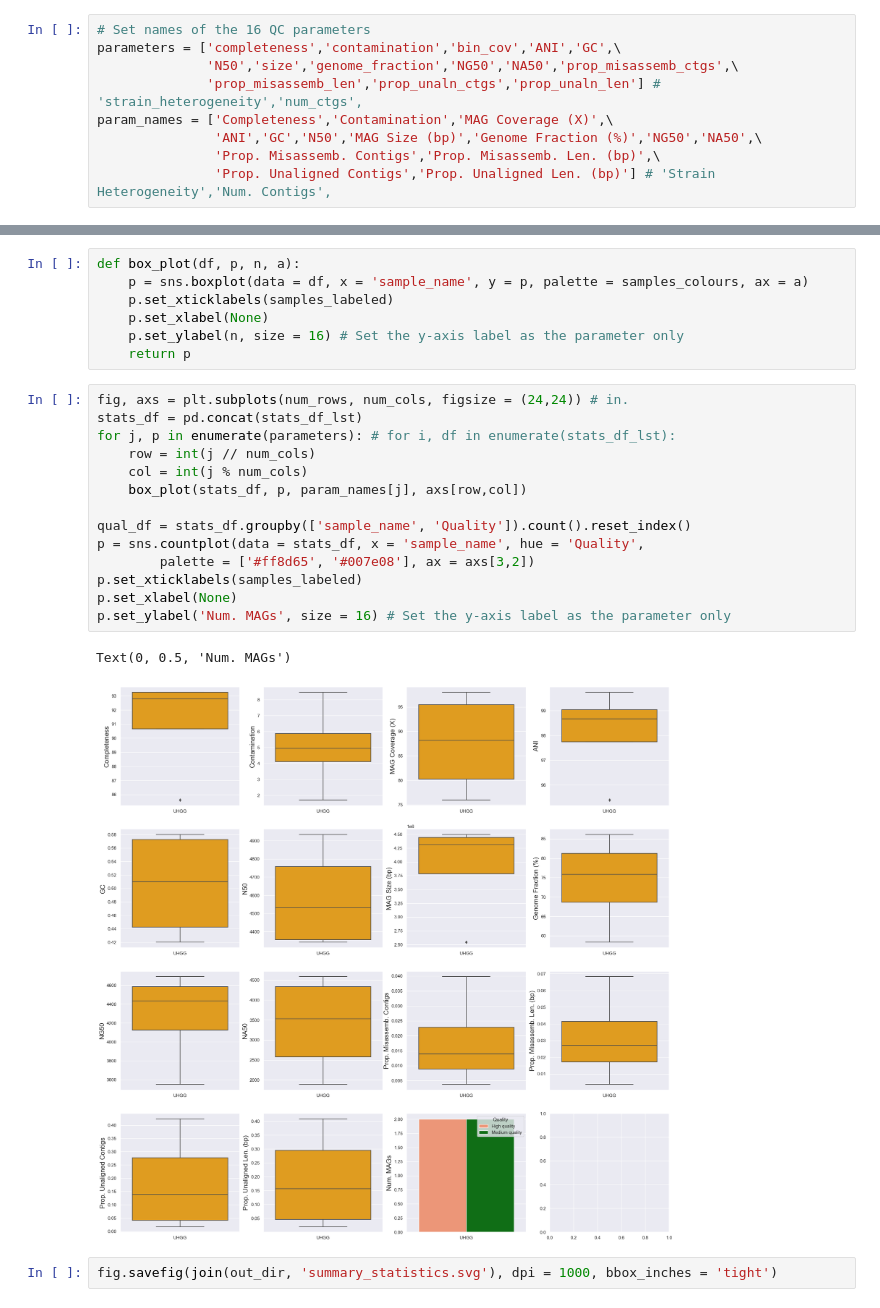
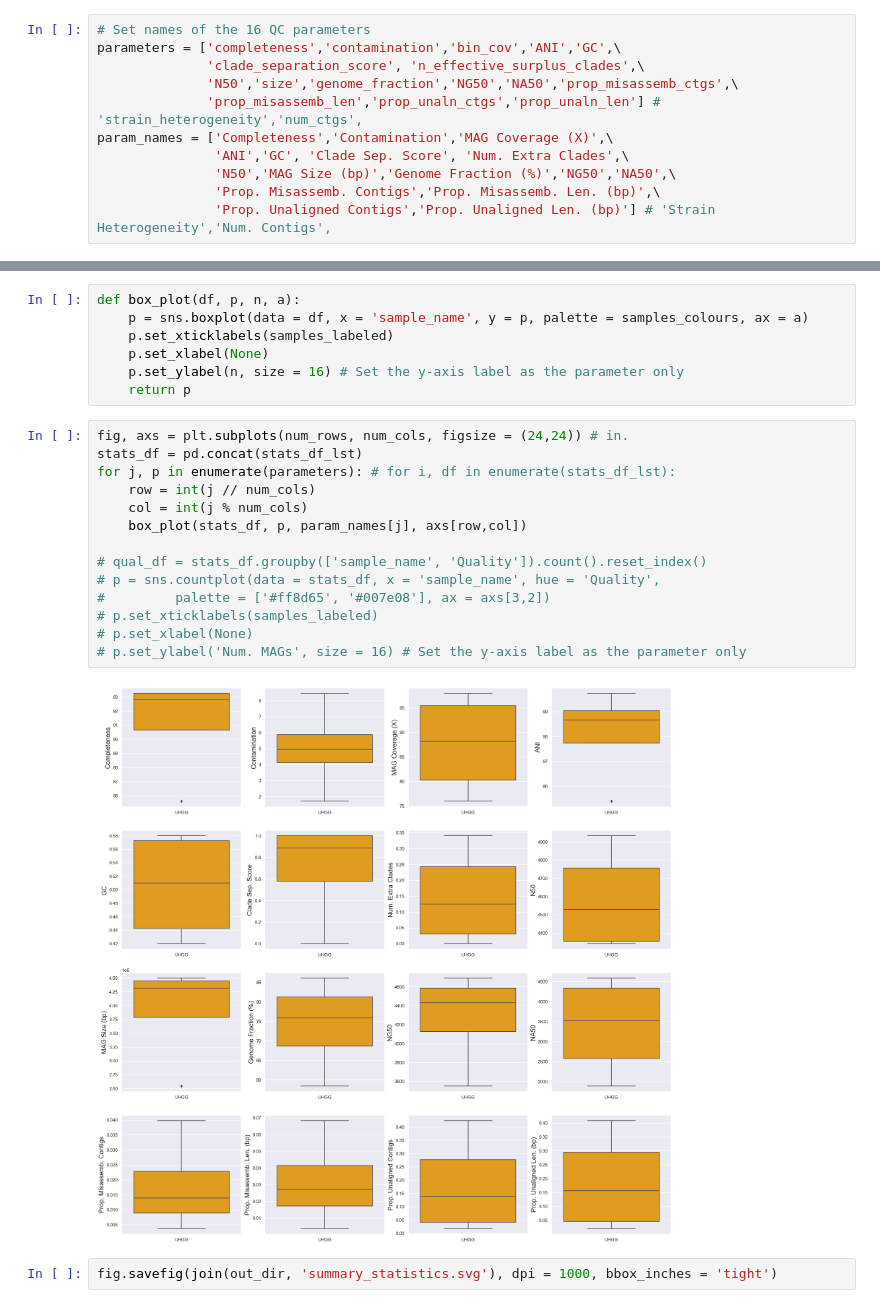
Before and after one commit to Meta-CAMP/camp_mag-qc, a Jupyter notebook: Dataviz.ipynb, the cells around one changed output, grey strips where cells are left out. Drawn from its saved outputs; the diff is of its cells as text.

```diff
--- a/Dataviz.ipynb
+++ b/Dataviz.ipynb
@@ -101,10 +102,12 @@ ra_df
 # %%
 # Set names of the 16 QC parameters
 parameters = ['completeness','contamination','bin_cov','ANI','GC',\
+              'clade_separation_score', 'n_effective_surplus_clades',\
               'N50','size','genome_fraction','NG50','NA50','prop_misassemb_ctgs',\
               'prop_misassemb_len','prop_unaln_ctgs','prop_unaln_len'] # 'strain_heterogeneity','num_ctgs',
 param_names = ['Completeness','Contamination','MAG Coverage (X)',\
-               'ANI','GC','N50','MAG Size (bp)','Genome Fraction (%)','NG50','NA50',\
+               'ANI','GC', 'Clade Sep. Score', 'Num. Extra Clades',\
+               'N50','MAG Size (bp)','Genome Fraction (%)','NG50','NA50',\
                'Prop. Misassemb. Contigs','Prop. Misassemb. Len. (bp)',\
                'Prop. Unaligned Contigs','Prop. Unaligned Len. (bp)'] # 'Strain Heterogeneity','Num. Contigs',
 # %%
@@ -122,20 +125,19 @@ def box_plot(df, p, n, a):
 # %%
 fig, axs = plt.subplots(num_rows, num_cols, figsize = (24,24)) # in.
 stats_df = pd.concat(stats_df_lst)
 for j, p in enumerate(parameters): # for i, df in enumerate(stats_df_lst):
     row = int(j // num_cols)
     col = int(j % num_cols)
     box_plot(stats_df, p, param_names[j], axs[row,col])
 
-qual_df = stats_df.groupby(['sample_name', 'Quality']).count().reset_index()
-p = sns.countplot(data = stats_df, x = 'sample_name', hue = 'Quality',
-        palette = ['#ff8d65', '#007e08'], ax = axs[3,2])
-p.set_xticklabels(samples_labeled)
-p.set_xlabel(None)
-p.set_ylabel('Num. MAGs', size = 16) # Set the y-axis label as the parameter only
+# qual_df = stats_df.groupby(['sample_name', 'Quality']).count().reset_index()
+# p = sns.countplot(data = stats_df, x = 'sample_name', hue = 'Quality',
+#         palette = ['#ff8d65', '#007e08'], ax = axs[3,2])
+# p.set_xticklabels(samples_labeled)
+# p.set_xlabel(None)
+# p.set_ylabel('Num. MAGs', size = 16) # Set the y-axis label as the parameter only
 # %% [output]
-Text(0, 0.5, 'Num. MAGs')
-[figure, old version]
+[figure, new version]
 # %%
 fig.savefig(join(out_dir, 'summary_statistics.svg'), dpi = 1000, bbox_inches = 'tight')
 # %% [markdown]
```
Also changed, not shown: parts of 2 cells of this notebook, 13 other files.
